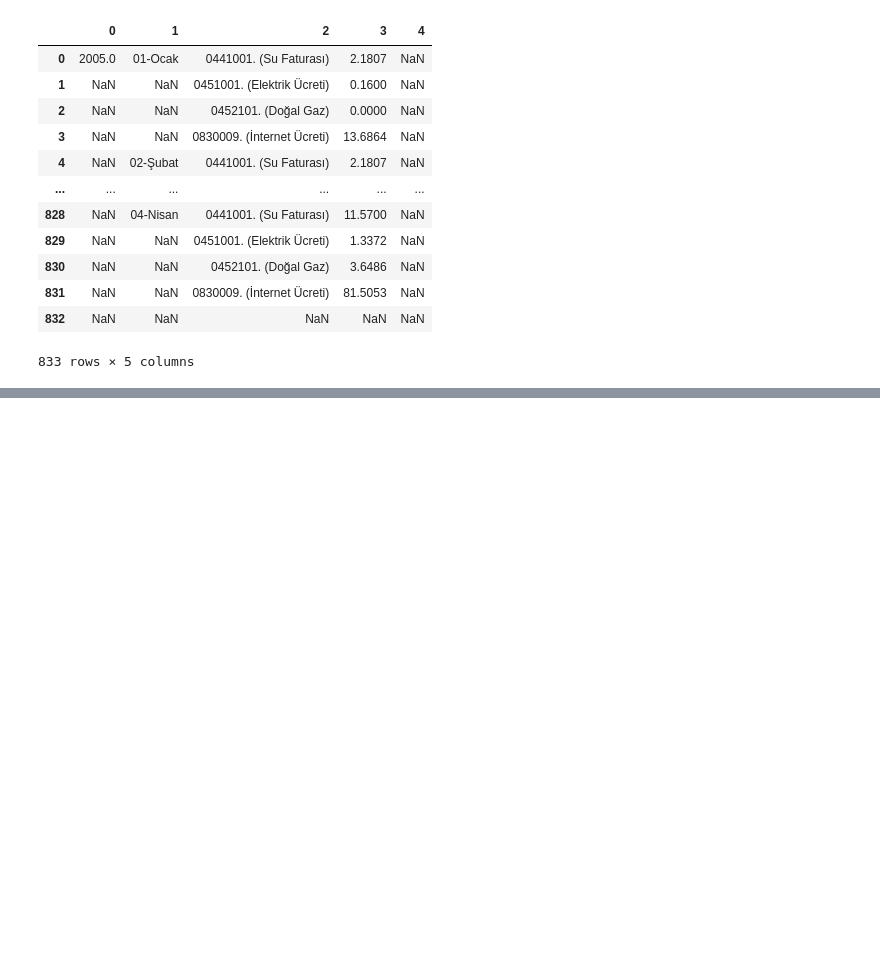
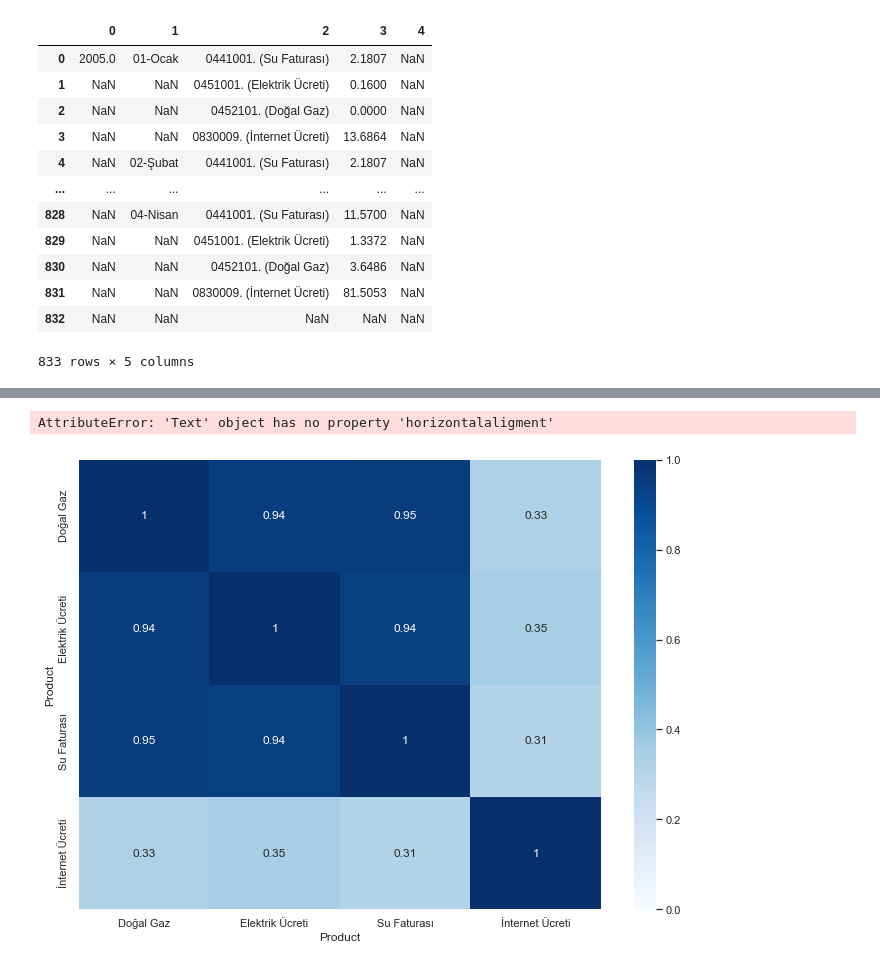
Before and after one commit to careengineering/py, a Jupyter notebook: 08_Data_Projeler/Profiling.ipynb, the cells around one changed output, grey strips where cells are left out. Drawn from its saved outputs; the diff is of its cells as text; code cells hidden in the pictures; blank space fills up the shorter version.

```diff
--- a/08_Data_Projeler/Profiling.ipynb
+++ b/08_Data_Projeler/Profiling.ipynb
@@ -30,14 +30,14 @@ import pandas_profiling
 import re
 
 #Column Renaming
-cols = ('Year','Month','Product','Price','Extra')
+cols = ['Year', 'Month', 'Product', 'Price', 'Extra']
 df.columns = cols
 
 #Drop useless column
 df.drop(axis=1, columns=['Extra'], inplace=True)
 
 #Fill NA Cells with previous filled value
-df = df.fillna(Method='ffill')
+df = df.fillna(method='ffill')
 
 #Data Cleaning Regex Pattern
 pattern = r'.*\((.*)\)+'
@@ -52,0 +53,5 @@ ModuleNotFoundError: No module named 'pandas_profiling'
+# %%
+#Data Transpose & Correlation
+
+df_pivot = df.pivot_table('Price',['Year','Month'], 'Product')
+df_pivot
@@ -52,0 +102,20 @@ ModuleNotFoundError: No module named 'pandas_profiling'
+# %%
+import seaborn as sns
+sns.set(rc={'figure.figsize':(11.7,8.27)})
+
+corr=df_pivot.corr()
+ax = sns.heatmap(
+    corr,
+    cmap='Blues',
+    vmax=1,
+    vmin=0,
+    center=0.5,
+    annot=True,
+)
+ax.set_xticklabels(corr.index,horizontalaligment='right',rotation=45)
+
+stack=corr.unstack()
+stack.sort_values(kind="quicksort", ascending=False)
+# %% [output]
+AttributeError: 'Text' object has no property 'horizontalaligment'
+[figure, added]
```
Also changed, not shown: parts of 3 cells of this notebook.
